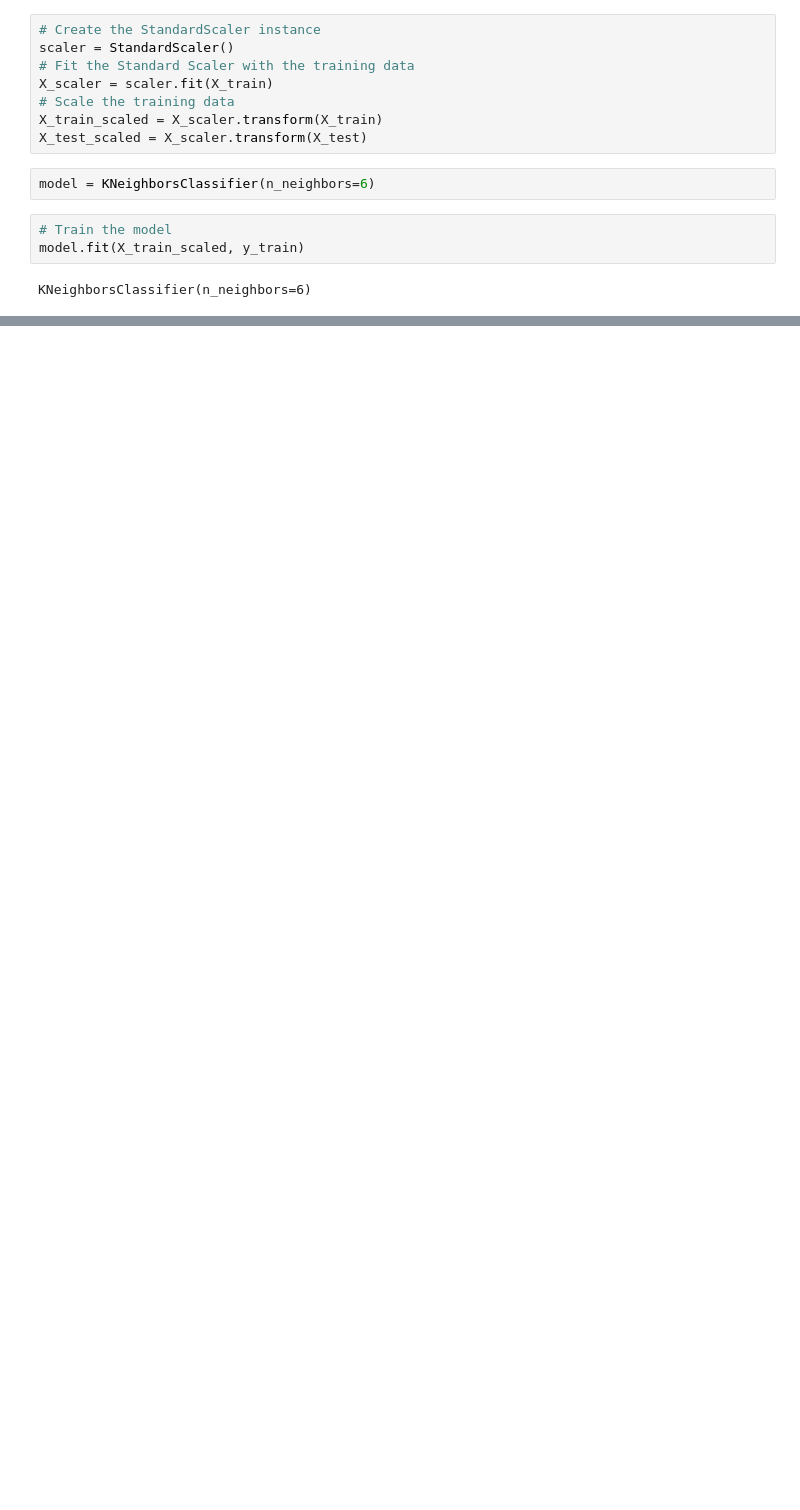
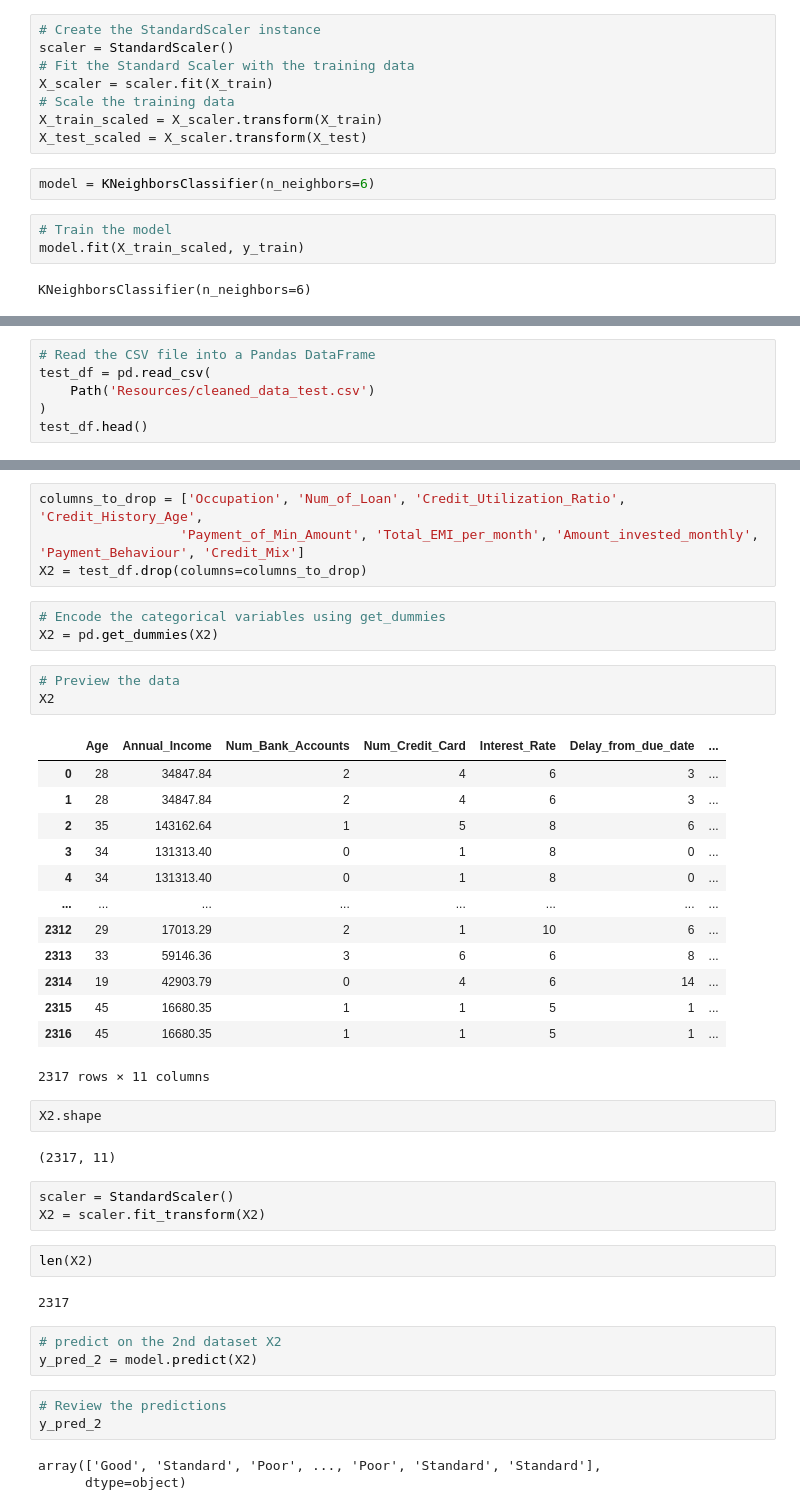
Before and after one commit to josephlomas/Project4_GroupRepo, a Jupyter notebook: Credit_Data_Model.ipynb, the cells around one changed output, grey strips where cells are left out. Drawn from its saved outputs; the diff is of its cells as text; blank space fills up the shorter version.

```diff
--- a/Credit_Data_Model.ipynb
+++ b/Credit_Data_Model.ipynb
@@ -115,0 +129,6 @@ print(accuracy_score(y_test, y_pred))
+# %%
+# Read the CSV file into a Pandas DataFrame
+test_df = pd.read_csv(
+    Path('Resources/cleaned_data_test.csv')
+)
+test_df.head()
@@ -115,0 +142,44 @@ print(accuracy_score(y_test, y_pred))
+# %%
+columns_to_drop = ['Occupation', 'Num_of_Loan', 'Credit_Utilization_Ratio', 'Credit_History_Age',
+                  'Payment_of_Min_Amount', 'Total_EMI_per_month', 'Amount_invested_monthly', 'Payment_Behaviour', 'Credit_Mix']
+X2 = test_df.drop(columns=columns_to_drop)
+# %%
+# Encode the categorical variables using get_dummies
+X2 = pd.get_dummies(X2)
+# %%
+# Preview the data
+X2
+# %% [output]
+|  | Age | Annual_Income | Num_Bank_Accounts | Num_Credit_Card | Interest_Rate | Delay_from_due_date | ... |
+| 0 | 28 | 34847.84 | 2 | 4 | 6 | 3 | ... |
+| 1 | 28 | 34847.84 | 2 | 4 | 6 | 3 | ... |
+| 2 | 35 | 143162.64 | 1 | 5 | 8 | 6 | ... |
+| 3 | 34 | 131313.40 | 0 | 1 | 8 | 0 | ... |
+| 4 | 34 | 131313.40 | 0 | 1 | 8 | 0 | ... |
+| ... | ... | ... | ... | ... | ... | ... | ... |
+| 2312 | 29 | 17013.29 | 2 | 1 | 10 | 6 | ... |
+| 2313 | 33 | 59146.36 | 3 | 6 | 6 | 8 | ... |
+| 2314 | 19 | 42903.79 | 0 | 4 | 6 | 14 | ... |
+| 2315 | 45 | 16680.35 | 1 | 1 | 5 | 1 | ... |
+| 2316 | 45 | 16680.35 | 1 | 1 | 5 | 1 | ... |
+2317 rows × 11 columns
+# %%
+X2.shape
+# %% [output]
+(2317, 11)
+# %%
+scaler = StandardScaler()
+X2 = scaler.fit_transform(X2)
+# %%
+len(X2)
+# %% [output]
+2317
+# %%
+# predict on the 2nd dataset X2
+y_pred_2 = model.predict(X2)
+# %%
+# Review the predictions
+y_pred_2
+# %% [output]
+array(['Good', 'Standard', 'Poor', ..., 'Poor', 'Standard', 'Standard'],
+      dtype=object)
```
Also changed, not shown: parts of 17 cells of this notebook.
